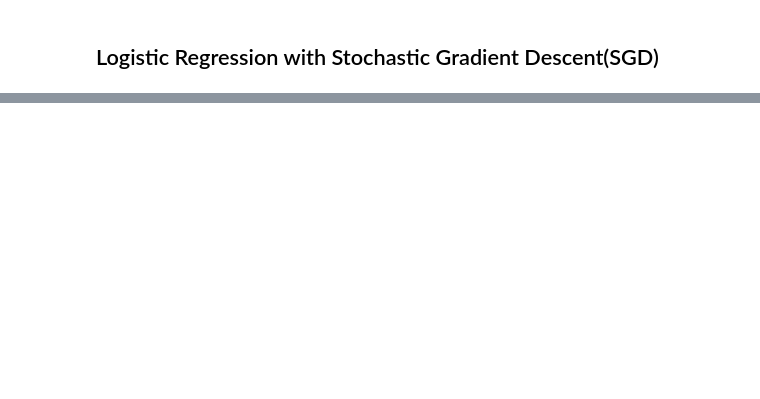
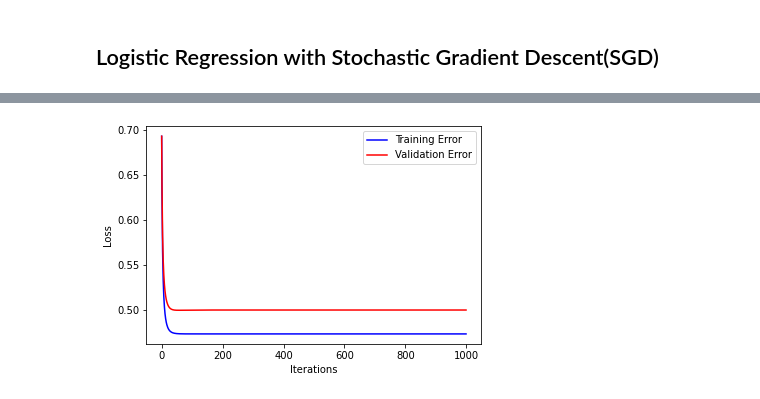
Before and after one commit to PritishWadhwa/ML-Assignments, a Jupyter notebook: Assignment1/Q2.ipynb, the cells around one changed output, grey strips where cells are left out. Drawn from its saved outputs; the diff is of its cells as text; code cells hidden in the pictures; blank space fills up the shorter version.

```diff
--- a/Assignment1/Q2.ipynb
+++ b/Assignment1/Q2.ipynb
@@ -235,0 +260,4 @@ def stochasticGradientDescent(X_train, y_train, X_validation, y_validation, lear
+# %%
+drawSGDPlots(0.01)
+# %% [output]
+[figure, added]
```
Also changed, not shown: parts of 22 cells of this notebook.
